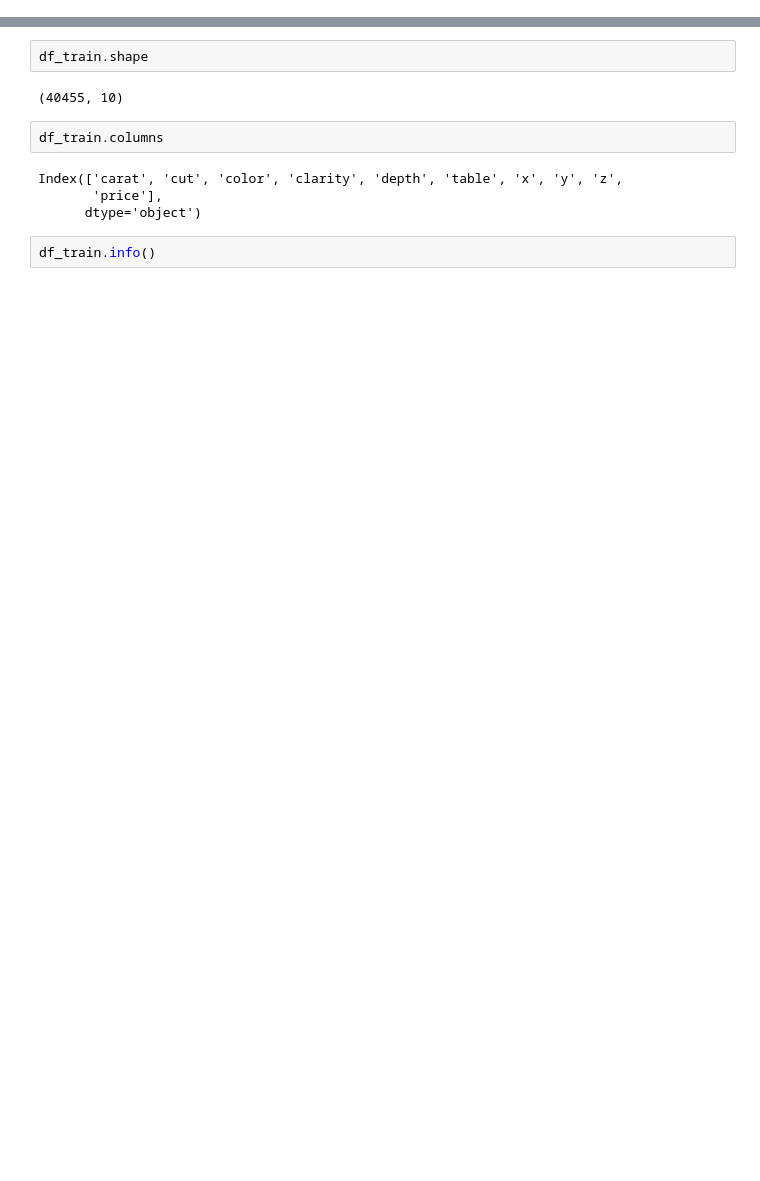
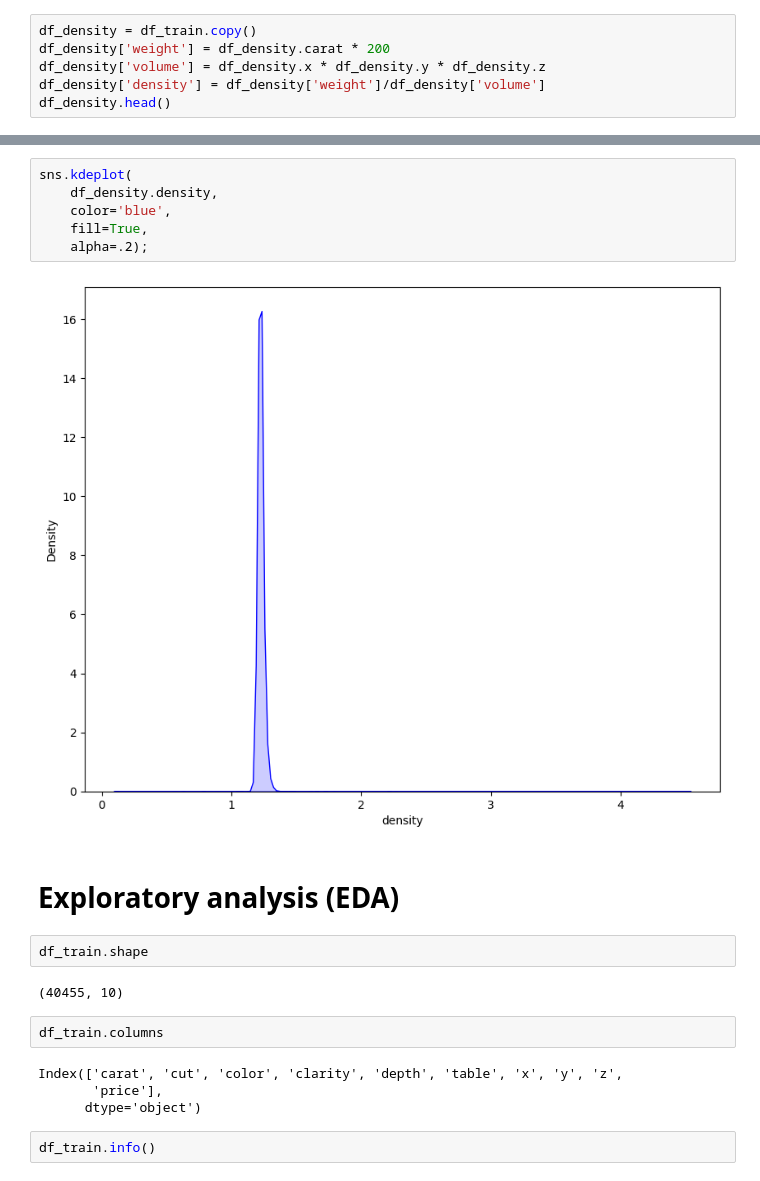
Before and after one commit to juanmolera/ML-project, a Jupyter notebook: notebooks/1-eda.ipynb, the cells around one changed output, grey strips where cells are left out. Drawn from its saved outputs; the diff is of its cells as text; blank space fills up the shorter version.

```diff
--- a/notebooks/1-eda.ipynb
+++ b/notebooks/1-eda.ipynb
@@ -18,0 +94,6 @@ df_train.head()
+# %%
+df_density = df_train.copy()
+df_density['weight'] = df_density.carat * 200
+df_density['volume'] = df_density.x * df_density.y * df_density.z
+df_density['density'] = df_density['weight']/df_density['volume']
+df_density.head()
@@ -19,3 +108,13 @@ df_train.head()
+# %%
+sns.kdeplot(
+    df_density.density,
+    color='blue',
+    fill=True,
+    alpha=.2);
+# %% [output]
+[figure, added]
+# %% [markdown]
+# Exploratory analysis (EDA)
 # %%
 df_train.shape
 # %% [output]
```
Also changed, not shown: parts of 35 cells of this notebook, 5 other files.
